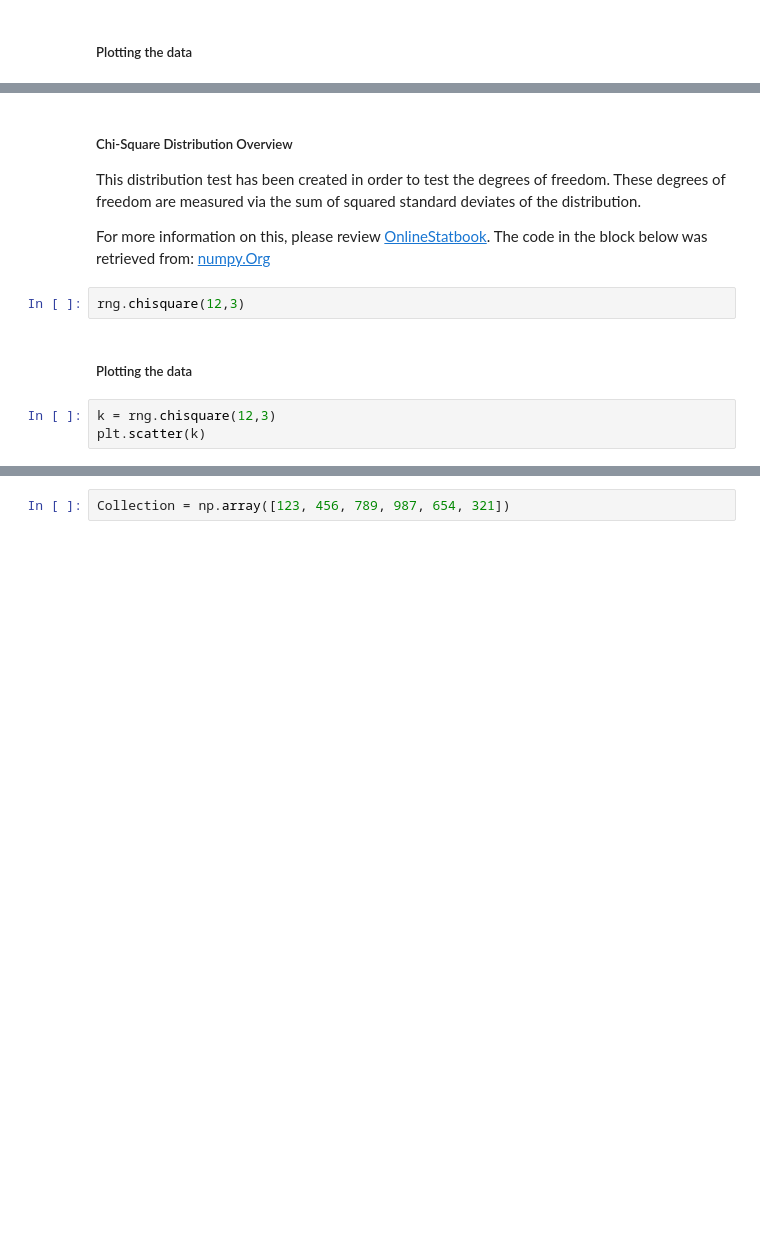
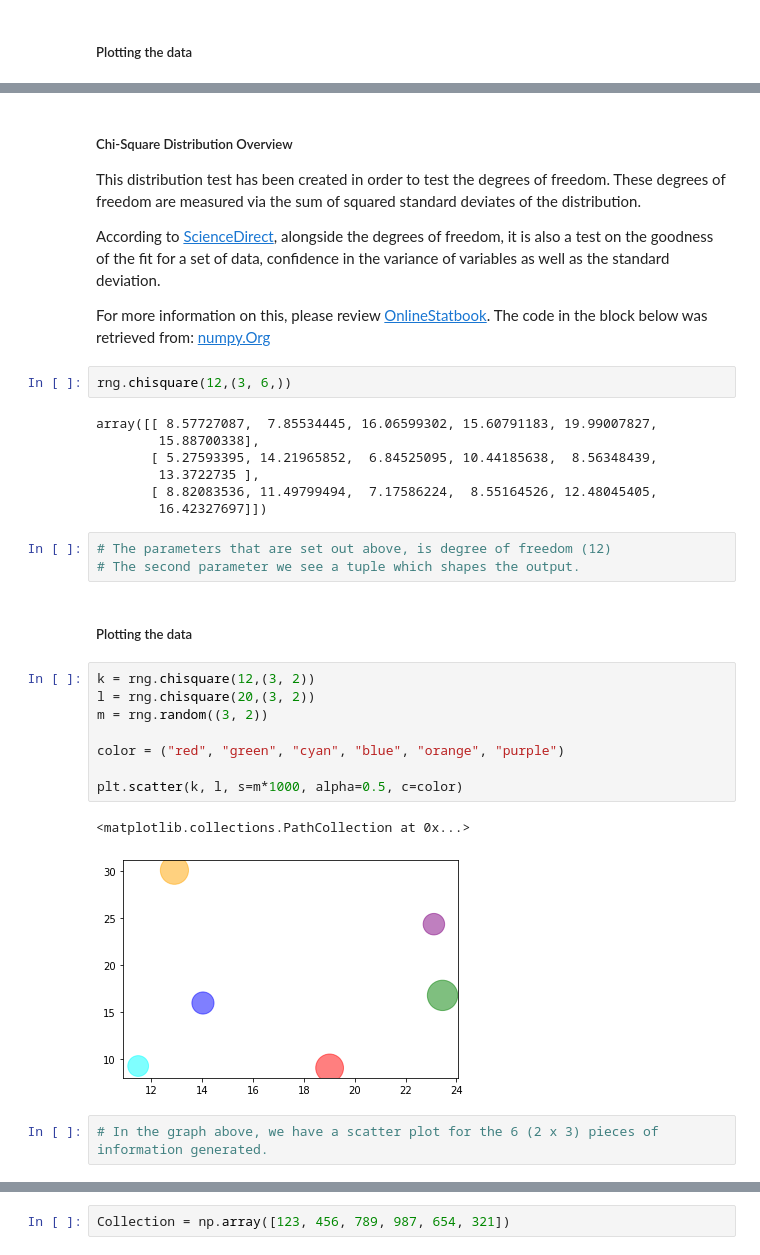
Before and after one commit to jonkavana/PODA-Project-2020, a Jupyter notebook: PODA Numpy.Random .ipynb, the cells around one changed output, grey strips where cells are left out. Drawn from its saved outputs; the diff is of its cells as text; blank space fills up the shorter version.

Commit message:
Addition of reference material in the distribution segment

```diff
--- a/PODA Numpy.Random .ipynb
+++ b/PODA Numpy.Random .ipynb
@@ -456,11 +461,34 @@ plt.hist(result, bins = 10, color = 'g')
 
 This distribution test has been created in order to test the degrees of freedom. These degrees of freedom are measured via the sum of squared standard deviates of the distribution.
 
+According to [ScienceDirect](https://www.sciencedirect.com/topics/mathematics/chi-square-distribution), alongside the degrees of freedom, it is also a test on the goodness of the fit for a set of data, confidence in the variance of variables as well as the standard deviation.
+
+
 For more information on this, please review [OnlineStatbook](http://onlinestatbook.com/2/chi_square/distribution.html). The code in the block below was retrieved from: [numpy.Org](https://numpy.org/doc/stable/reference/random/generated/numpy.random.Generator.chisquare.html#numpy.random.Generator.chisquare)
 # %%
-rng.chisquare(12,3)
+rng.chisquare(12,(3, 6,))
+# %% [output]
+array([[ 8.57727087,  7.85534445, 16.06599302, 15.60791183, 19.99007827,
+        15.88700338],
+       [ 5.27593395, 14.21965852,  6.84525095, 10.44185638,  8.56348439,
+        13.3722735 ],
+       [ 8.82083536, 11.49799494,  7.17586224,  8.55164526, 12.48045405,
+        16.42327697]])
+# %%
+# The parameters that are set out above, is degree of freedom (12)
+# The second parameter we see a tuple which shapes the output.
 # %% [markdown]
 ##### Plotting the data
-# %%
-k = rng.chisquare(12,3)
-plt.scatter(k)
+# %%
+k = rng.chisquare(12,(3, 2))
+l = rng.chisquare(20,(3, 2))
+m = rng.random((3, 2))
+
+color = ("red", "green", "cyan", "blue", "orange", "purple")
+
+plt.scatter(k, l, s=m*1000, alpha=0.5, c=color)
+# %% [output]
+<matplotlib.collections.PathCollection at 0x...>
+[figure, added]
+# %%
+# In the graph above, we have a scatter plot for the 6 (2 x 3) pieces of information generated.
```
Also changed, not shown: parts of 37 cells of this notebook.
